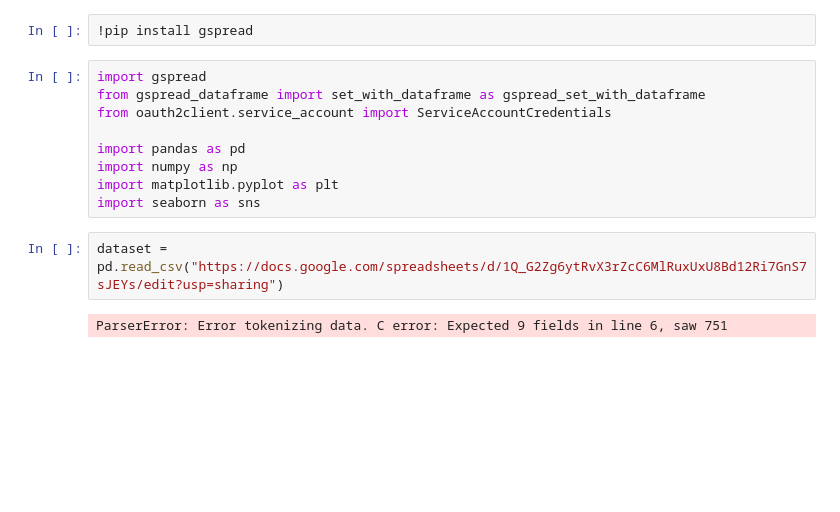
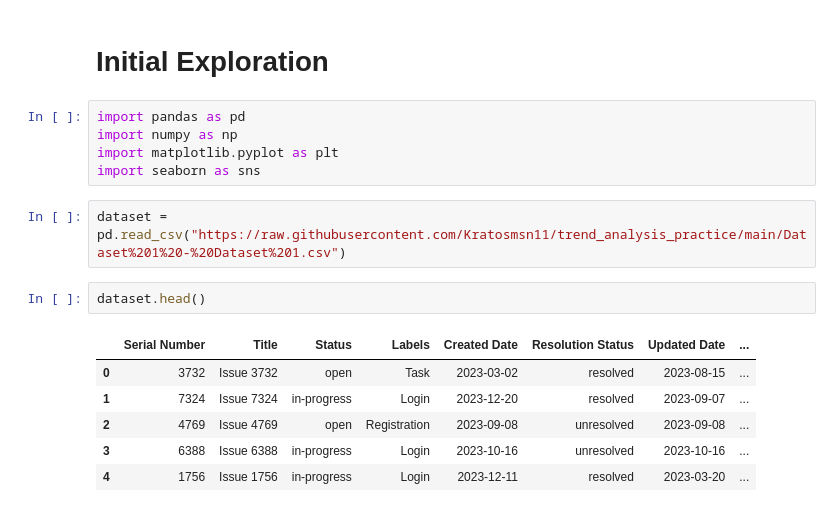
Before and after one commit to Kratosmsn11/trend_analysis_practice, a Jupyter notebook: Data_Visualization.ipynb, the cells around one changed output. Drawn from its saved outputs; the diff is of its cells as text; blank space fills up the shorter version.

```diff
--- a/Data_Visualization.ipynb
+++ b/Data_Visualization.ipynb
@@ -1,17 +1,20 @@
 # %% [markdown]
 <a href="https://colab.research.google.com/github/Kratosmsn11/trend_analysis_practice/blob/test_1/Data_Visualization.ipynb" target="_parent"><img src="https://colab.research.google.com/assets/colab-badge.svg" alt="Open In Colab"/></a>
-# %%
-!pip install gspread
+# %% [markdown]
+# Initial Exploration
 # %%
-import gspread
-from gspread_dataframe import set_with_dataframe as gspread_set_with_dataframe
-from oauth2client.service_account import ServiceAccountCredentials
-
 import pandas as pd
 import numpy as np
 import matplotlib.pyplot as plt
 import seaborn as sns
-# %%
-dataset = pd.read_csv("https://docs.google.com/spreadsheets/d/1Q_G2Zg6ytRvX3rZcC6MlRuxUxU8Bd12Ri7GnS7sJEYs/edit?usp=sharing")
-# %% [output]
-ParserError: Error tokenizing data. C error: Expected 9 fields in line 6, saw 751
+# %%
+dataset = pd.read_csv("https://raw.githubusercontent.com/Kratosmsn11/trend_analysis_practice/main/Dataset%201%20-%20Dataset%201.csv")
+# %%
+dataset.head()
+# %% [output]
+|  | Serial Number | Title | Status | Labels | Created Date | Resolution Status | Updated Date | ... |
+| 0 | 3732 | Issue 3732 | open | Task | 2023-03-02 | resolved | 2023-08-15 | ... |
+| 1 | 7324 | Issue 7324 | in-progress | Login | 2023-12-20 | resolved | 2023-09-07 | ... |
+| 2 | 4769 | Issue 4769 | open | Registration | 2023-09-08 | unresolved | 2023-09-08 | ... |
+| 3 | 6388 | Issue 6388 | in-progress | Login | 2023-10-16 | unresolved | 2023-10-16 | ... |
+| 4 | 1756 | Issue 1756 | in-progress | Login | 2023-12-11 | resolved | 2023-03-20 | ... |
```
Also changed, not shown: parts of 10 cells of this notebook.
